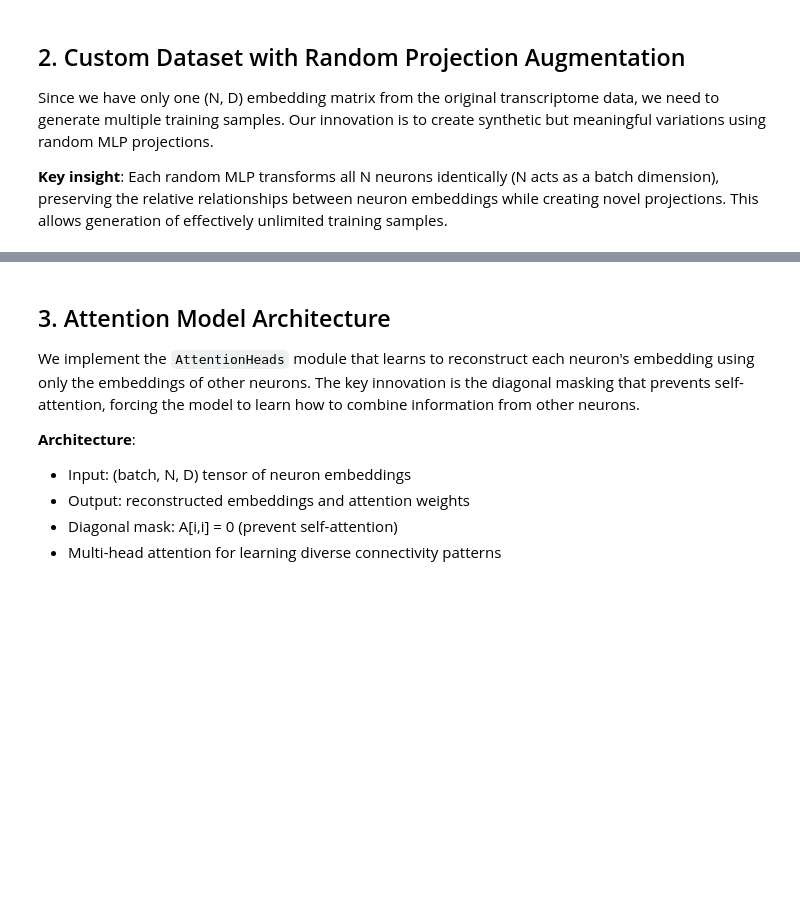
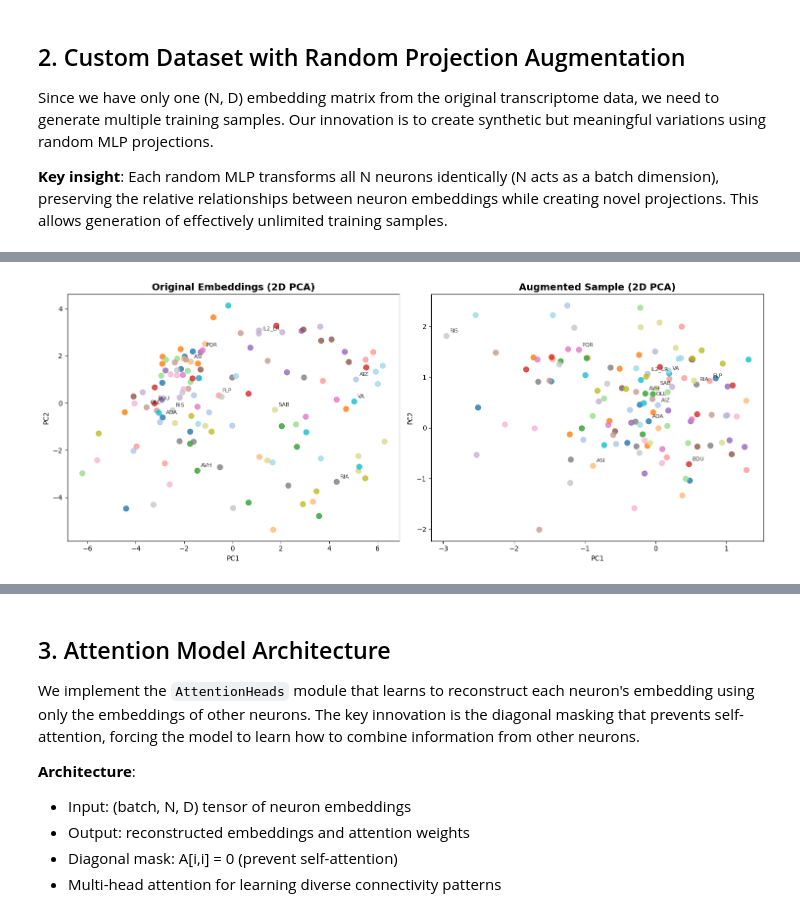
Before and after one commit to qsimeon/worm-learn, a Jupyter notebook: new_notebook.ipynb, the cells around one changed output, grey strips where cells are left out. Saved outputs shown, nothing was run; the diff lists cells and outputs as text; code cells hidden in the pictures; blank space fills up the shorter version.

```diff
--- a/new_notebook.ipynb
+++ b/new_notebook.ipynb
@@ -160,12 +130,14 @@ else:
     X_embeddings = X_pca
     print(f"Final embeddings shape: {X_embeddings.shape}")
 
-# Convert to torch tensor
-embeddings = torch.tensor(X_embeddings, dtype=torch.float32)
-print(f"Final embeddings tensor shape: {embeddings.shape}")
-print(f"Embeddings dtype: {embeddings.dtype}")
 
-# Store the original embedding matrix for the dataset
-original_embeddings = embeddings.clone()
-print(f"\nOriginal embeddings stored. Shape: {original_embeddings.shape}")
+# Store what we'll use as the original embedding matrix for the dataset
+layernorm = torch.nn.LayerNorm(X_embeddings.shape[-1], elementwise_affine=False, bias=False)
+with torch.no_grad():
+    # Normalize embeddings to lie on unit sphere
+    original_embeddings = layernorm(torch.tensor(X_embeddings, dtype=torch.float32)).clone()
+#  Each neuron's embedding now has 0-mean and unit variance
+print(f"\nOriginal embeddings stored. Shape: {original_embeddings.shape}. Dtype: {original_embeddings.dtype}")
+print(f"Original embeddings mean (first 3 neurons): {original_embeddings.mean(dim=-1)[:3]}")
+print(f"Original embeddings std (first 3 neurons): {original_embeddings.std(dim=-1)[:3]}")
 # %% [output]
@@ -295,0 +307,83 @@ Batch dtype: torch.float32
+# %%
+# Sanity check: Compare original embeddings with augmented sample
+from sklearn.decomposition import PCA
+
+print("Performing sanity check on random projection augmentation...")
+
+# Get a sample from our dataset
+sample_embeddings = sample.numpy()  # Shape: (N, D)
+
+# Perform 2D PCA on both original and sample embeddings
+pca_2d = PCA(n_components=2, random_state=42)
+
+# Original embeddings PCA
+original_pca = pca_2d.fit_transform(original_embeddings.numpy())
+
+# Sample embeddings PCA (using same PCA object fitted on original)
+sample_pca = pca_2d.transform(sample_embeddings)
+
+# Create comparison plot
+fig, (ax1, ax2) = plt.subplots(1, 2, figsize=(15, 6))
+
+# Plot original embeddings
+scatter1 = ax1.scatter(original_pca[:, 0], original_pca[:, 1],
+                      c=range(len(neuron_classes)), cmap='tab20', s=60, alpha=0.8)
+ax1.set_title('Original Embeddings (2D PCA)', fontsize=14, fontweight='bold')
+ax1.set_xlabel('PC1')
+ax1.set_ylabel('PC2')
+
+# Annotate a few points for reference
+for i in range(0, len(neuron_classes), 10):  # Annotate every 10th neuron
+    ax1.annotate(neuron_classes[i], (original_pca[i, 0], original_pca[i, 1]),
+                xytext=(5, 5), textcoords='offset points', fontsize=8, alpha=0.8)
+
+# Plot sample embeddings
+scatter2 = ax2.scatter(sample_pca[:, 0], sample_pca[:, 1],
+                      c=range(len(neuron_classes)), cmap='tab20', s=60, alpha=0.8)
+ax2.set_title('Augmented Sample (2D PCA)', fontsize=14, fontweight='bold')
+ax2.set_xlabel('PC1')
+ax2.set_ylabel('PC2')
+
+# Annotate the same points for comparison
+for i in range(0, len(neuron_classes), 10):  # Annotate every 10th neuron
+    ax2.annotate(neuron_classes[i], (sample_pca[i, 0], sample_pca[i, 1]),
+                xytext=(5, 5), textcoords='offset points', fontsize=8, alpha=0.8)
+
+plt.tight_layout()
+plt.show()
+
+# Calculate correlation between original and sample embeddings
+# Compute pairwise distances between neurons in both embeddings
+from scipy.spatial.distance import pdist, squareform
+
+original_distances = pdist(original_embeddings.numpy())
+sample_distances = pdist(sample_embeddings)
+
+# Calculate correlation between distance matrices
+correlation = np.corrcoef(original_distances, sample_distances)[0, 1]
+
+print(f"\nSanity Check Results:")
+print(f"Correlation between pairwise distances: {correlation:.4f}")
+print(f"Original embeddings shape: {original_embeddings.shape}")
+print(f"Sample embeddings shape: {sample_embeddings.shape}")
+
+# Check if the relative ordering of neurons is preserved
+# Find the 5 closest neighbors for a few neurons in both embeddings
+test_neuron_idx = 10  # Test with neuron at index 10
+original_distances_matrix = squareform(original_distances)
+sample_distances_matrix = squareform(sample_distances)
+
+# Get closest neighbors for original
+original_neighbors = np.argsort(original_distances_matrix[test_neuron_idx])[1:6]  # Skip self
+sample_neighbors = np.argsort(sample_distances_matrix[test_neuron_idx])[1:6]  # Skip self
+
+print(f"\nClosest neighbors to {neuron_classes[test_neuron_idx]} (index {test_neuron_idx}):")
+print(f"Original: {[neuron_classes[i] for i in original_neighbors]}")
+print(f"Sample:   {[neuron_classes[i] for i in sample_neighbors]}")
+print(f"Overlap:  {len(set(original_neighbors) & set(sample_neighbors))}/5")
+
+if correlation > 0.8:
+    print("✓ PASS: High correlation indicates relationships are preserved!")
+else:
+    print("⚠ WARNING: Low correlation - relationships may not be preserved")
+# %% [output]
@@ -295,0 +391 @@ Batch dtype: torch.float32
+[figure, added]
```
Also changed, not shown: parts of 16 cells of this notebook.
